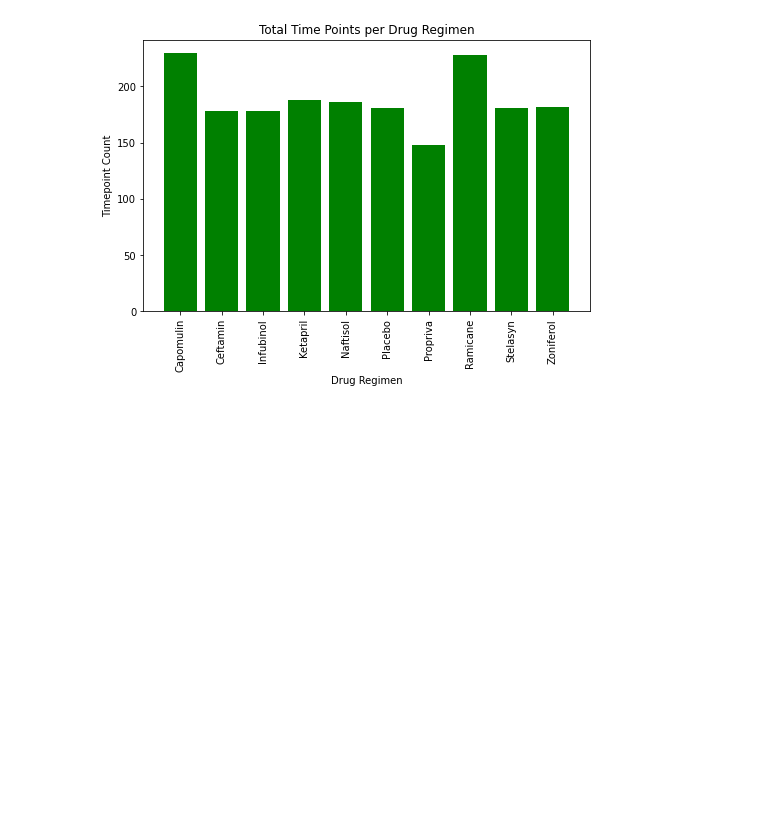
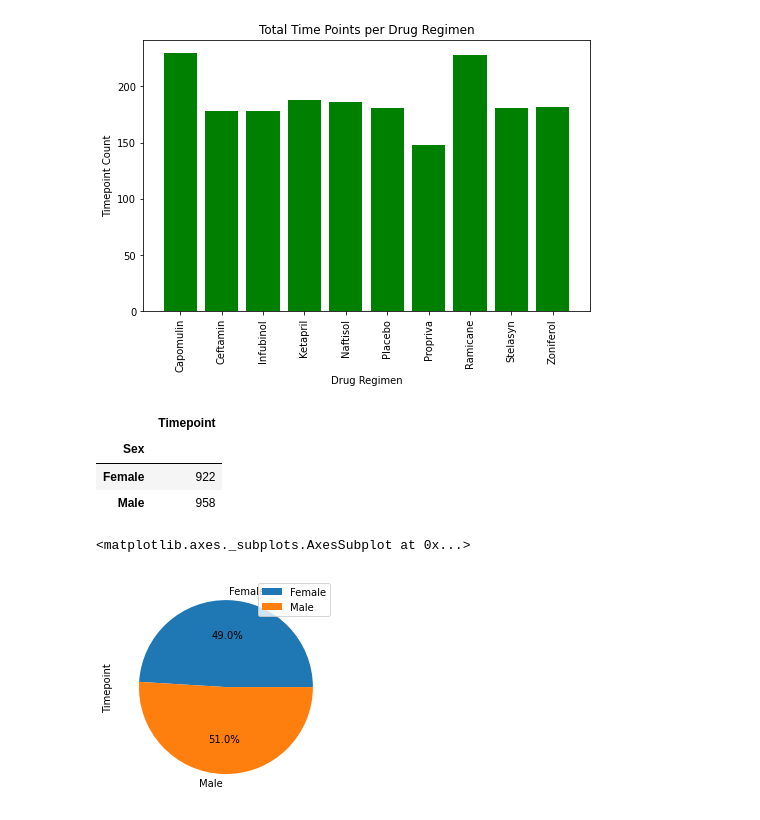
Before and after one commit to JoshMBell/Data_Visualization_Challenge, a Jupyter notebook: pymaceuticals_starter.ipynb, the cells around one changed output. Drawn from its saved outputs; the diff is of its cells as text; code cells hidden in the pictures; blank space fills up the shorter version.

```diff
--- a/pymaceuticals_starter.ipynb
+++ b/pymaceuticals_starter.ipynb
@@ -190,0 +219,13 @@ plt.show()
+# %%
+sex_timepoint_grp = pd.DataFrame(results_cleaned.groupby(['Sex']).count().loc[:,'Timepoint'])
+sex_timepoint_grp
+# %% [output]
+|  | Timepoint |
+| Sex |  |
+| Female | 922 |
+| Male | 958 |
+# %%
+sex_timepoint_grp.plot.pie(y = 'Timepoint', labels = sex_timepoint_grp.index, autopct = '%1.1f%%')
+# %% [output]
+<matplotlib.axes._subplots.AxesSubplot at 0x...>
+[figure, added]
```
Also changed, not shown: parts of 16 cells of this notebook.
